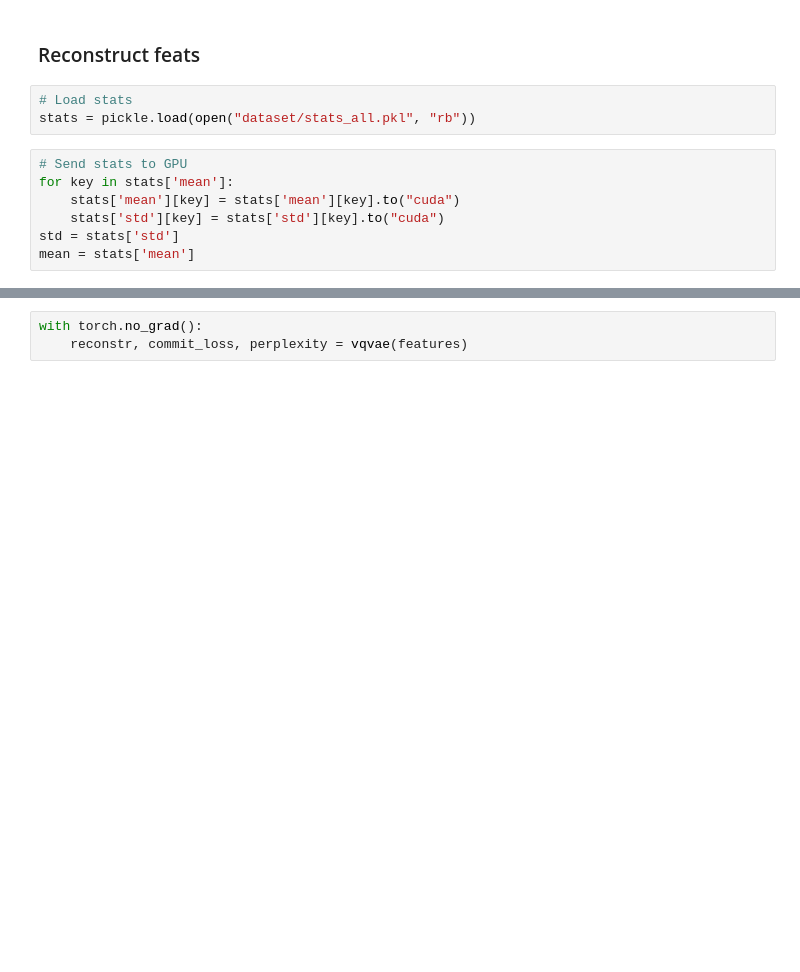
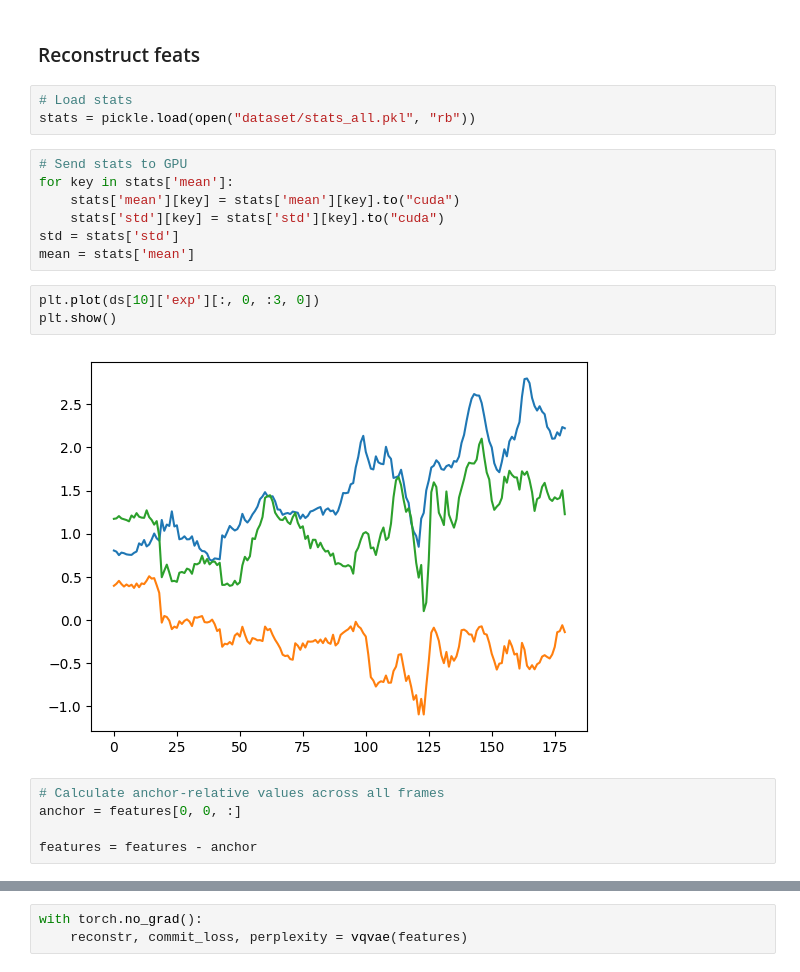
Before and after one commit to xabirizar9/liveportrait-tokenizer, a Jupyter notebook: reconstruct_motions.ipynb, the cells around one changed output, grey strips where cells are left out. Drawn from its saved outputs; the diff is of its cells as text; blank space fills up the shorter version.

```diff
--- a/reconstruct_motions.ipynb
+++ b/reconstruct_motions.ipynb
@@ -149,3 +255,13 @@ for key in stats['mean']:
     stats['std'][key] = stats['std'][key].to("cuda")
 std = stats['std']
 mean = stats['mean']
+# %%
+plt.plot(ds[10]['exp'][:, 0, :3, 0])
+plt.show()
+# %% [output]
+[figure, added]
+# %%
+# Calculate anchor-relative values across all frames
+anchor = features[0, 0, :]
+
+features = features - anchor
```
Also changed, not shown: parts of 12 cells of this notebook, 6 other files.
